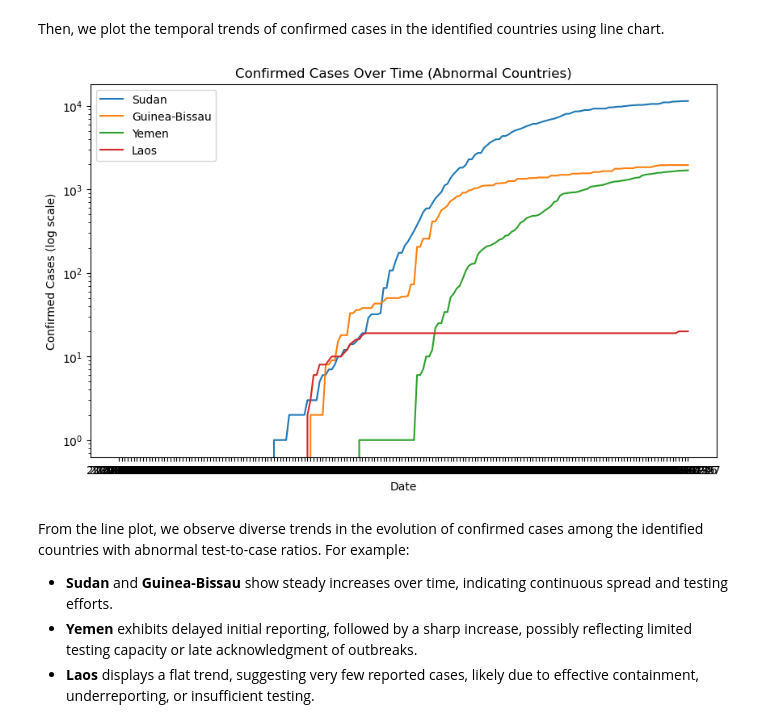
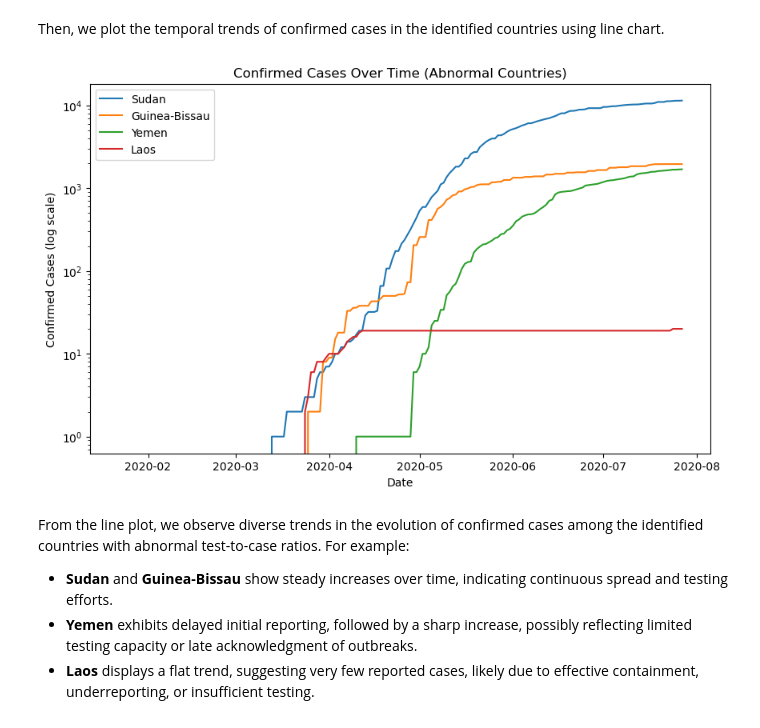
Before and after one commit to dhuyent/DSProgramming-FinalProject, a Jupyter notebook: src/Data_analysis.ipynb, the cells around one changed output. Saved outputs shown, nothing was run; the diff lists cells and outputs as text; code cells hidden in the pictures.

Commit message:
Plot view q3

```diff
--- a/src/Data_analysis.ipynb
+++ b/src/Data_analysis.ipynb
@@ -672,19 +672,20 @@ Then, we plot the temporal trends of confirmed cases in the identified countries
 # %%
 # Plot line chart
 plt.figure(figsize=(10, 6))
 
 for country in abnormal_countries['Country/Region']:
     country_data = covid_19_df[covid_19_df['Country/Region'] == country]
+    country_data.loc[:, 'Date'] = pd.to_datetime(country_data['Date'])
     plt.plot(country_data['Date'], country_data['Confirmed'], label=country)
 
 # Configure chart
 plt.yscale('log')
 plt.title('Confirmed Cases Over Time (Abnormal Countries)')
 plt.xlabel('Date')
 plt.ylabel('Confirmed Cases (log scale)')
 plt.legend();
 # %% [output]
-[figure, old version]
+[figure, new version]
 # %% [markdown]
 From the line plot, we observe diverse trends in the evolution of confirmed cases among the identified countries with abnormal test-to-case ratios. For example:
 - **Sudan** and **Guinea-Bissau** show steady increases over time, indicating continuous spread and testing efforts.
```
